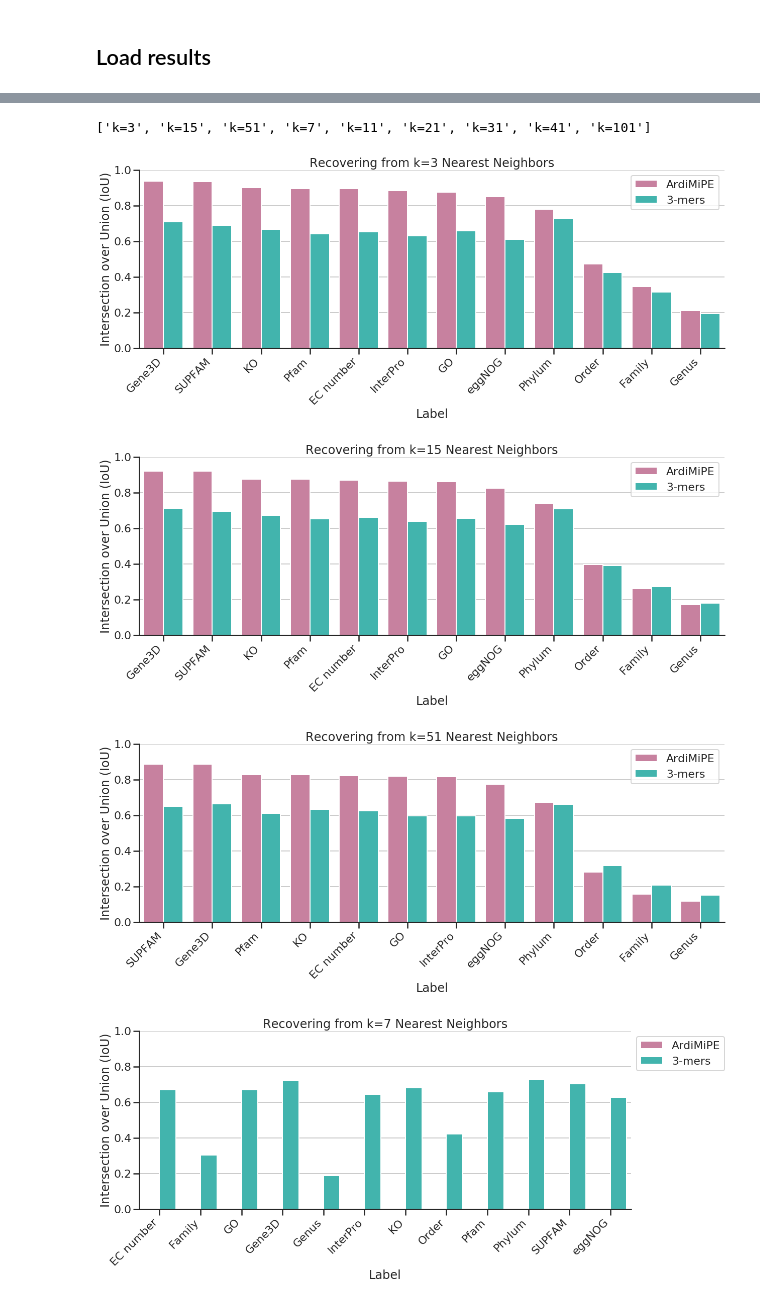
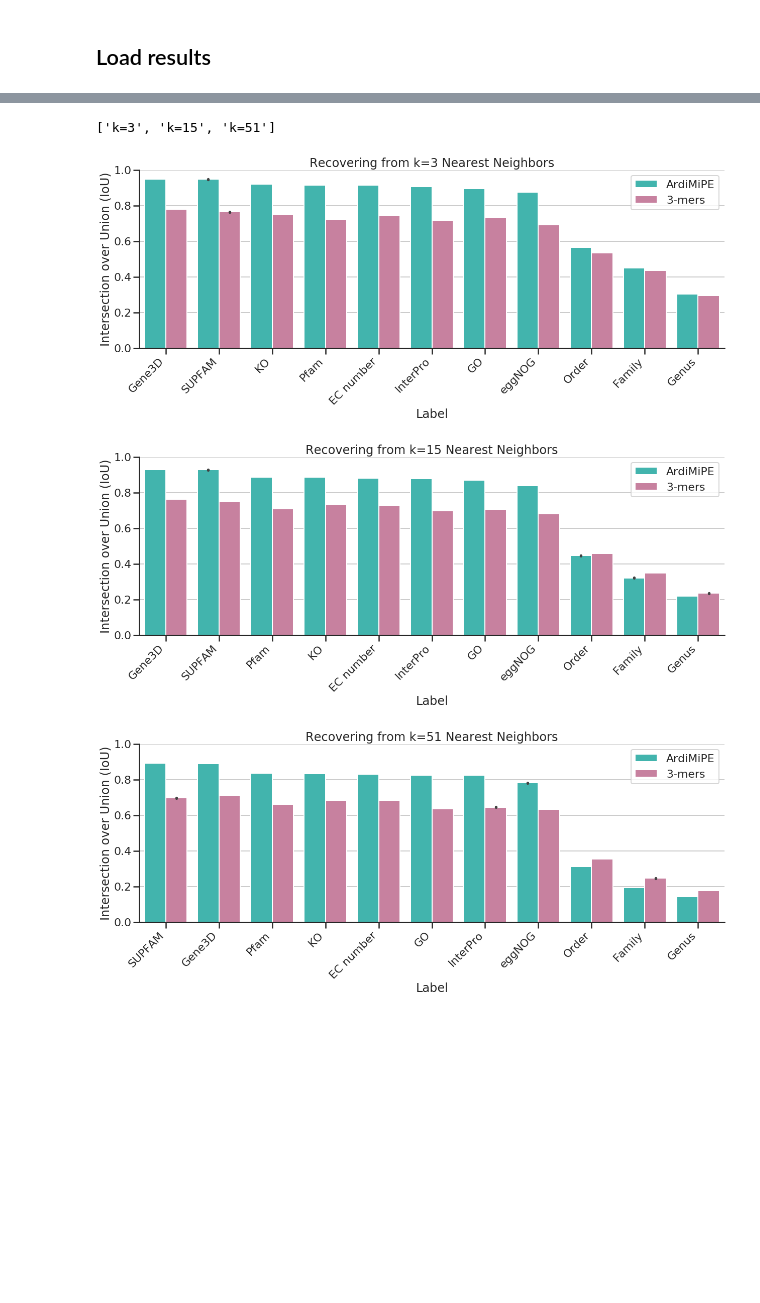
Before and after one commit to ardigen/microbiome-protein-embeddings, a Jupyter notebook: 01-label-recovery/02-plot-results.ipynb, the cells around one changed output, grey strips where cells are left out. Drawn from its saved outputs; the diff is of its cells as text; code cells hidden in the pictures; blank space fills up the shorter version.

Commit message:
Recovery with 10 repeats

```diff
--- a/01-label-recovery/02-plot-results.ipynb
+++ b/01-label-recovery/02-plot-results.ipynb
@@ -18,14 +18,16 @@ or from the matplotlib source distribution
 def read_results(results_path):
     results_path = Path(results_path)
 
+
     return pd.concat({
-        path.stem:
-        pd.read_csv(path, index_col=0) for path in results_path.glob('*.csv')
-    }, names=['Label', 'entry_name']).reset_index(level=0).groupby('Label').mean().reset_index()
+        (repeat, path.stem): pd.read_csv(path, index_col=0)
+        for repeat in range(10)
+        for path in results_path.glob(f'repeat_{repeat}/*.csv')
+    }, names=['Repeat', 'Label', 'entry_name']).reset_index(level=0).groupby(['Repeat', 'Label']).mean().reset_index()
 # %%
 results = pd.concat({
-    'ArdiMiPE': read_results('/microbiome/kodrzywolek/publication/15-annotation-recovery/bac-iou/ardi-tape-uhgp_run_lmdb_1-avg/'),
-    '3-mers': read_results('/microbiome/kodrzywolek/publication/15-annotation-recovery/bac-iou/3mers/'),
+    'ArdiMiPE': read_results('results_ArdiMiPE/'),
+    '3-mers': read_results('results_3mers/'),
 }, names=['Representation']).reset_index()
 results
 # %% [output]
@@ -50,7 +48,7 @@ results
 classificators = results.filter(like='k=').columns.tolist()
 classificators
 # %% [output]
-['k=3', 'k=15', 'k=51', 'k=7', 'k=11', 'k=21', 'k=31', 'k=41', 'k=101']
+['k=3', 'k=15', 'k=51']
 # %%
 sns.set(context='poster', style='white')
 
@@ -59,35 +57,35 @@ for classificator in classificators:
     order = (
         results.query('Representation == "ArdiMiPE"')
             .groupby('Label')
             .mean()
             .sort_values(classificator, ascending=False).index
     )
 
     plt.figure(figsize=(18, 8))
     sns.barplot(
         data=results,
         x='Label',
         y=classificator,
         hue='Representation',
         order=order,
-        palette=["#d3759e", "#2fc7bd"],
+        ci=99,
+        palette=["#2fc7bd", "#d3759e"],
     )
 
 
     plt.ylim(0,1)
     plt.ylabel('Intersection over Union (IoU)')
     plt.xticks(rotation=45, ha='right')
     plt.gca().yaxis.tick_left()
     plt.gca().xaxis.tick_bottom()
 
     sns.despine()
     plt.title(f'Recovering from {classificator} Nearest Neighbors')
     plt.legend(bbox_to_anchor=(1.0, 1.0))
     plt.grid(axis='y')
     plt.tight_layout()
     plt.show()
 # %% [output]
-[figure, old version]
+[figure, new version]
-[figure, old version]
+[figure, new version]
-[figure, old version]
+[figure, new version]
-[figure, removed]
```
Also changed, not shown: parts of 2 cells of this notebook, 1 other file.
